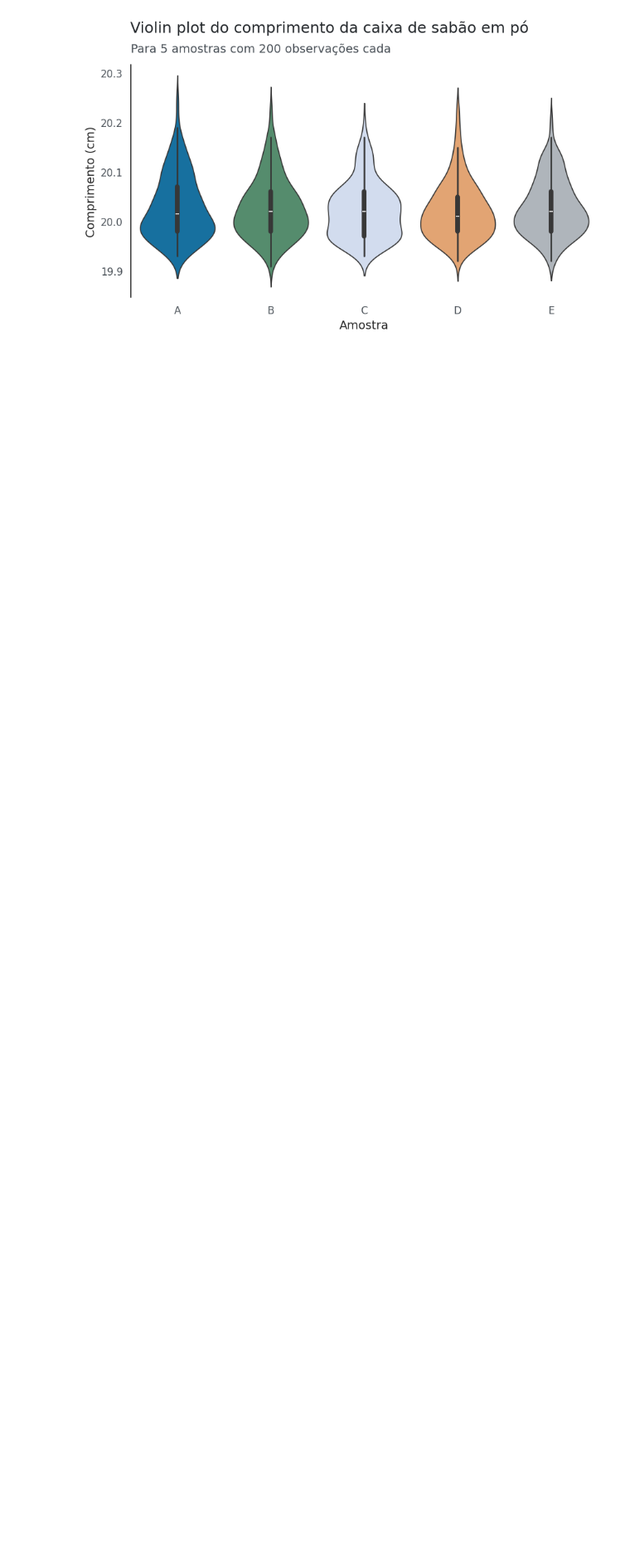
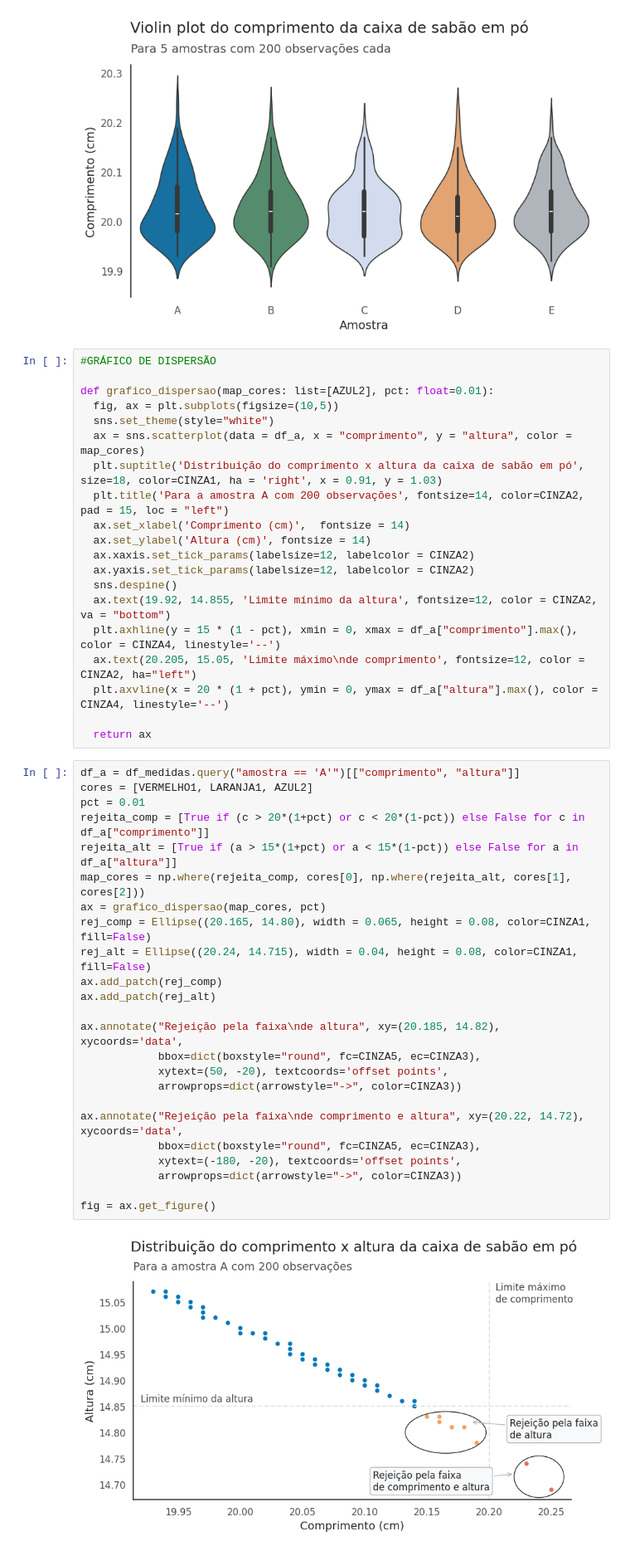
Before and after one commit to gabrieldorte/analise_data_amaciante, a Jupyter notebook: análise_dados_amaciantes.ipynb, the cells around one changed output. Shown at 83% size. Drawn from its saved outputs; the diff is of its cells as text; blank space fills up the shorter version.

```diff
--- a/análise_dados_amaciantes.ipynb
+++ b/análise_dados_amaciantes.ipynb
@@ -134,3 +136,49 @@ Passing `palette` without assigning `hue` is deprecated and will be removed in v
 
   ax = sns.violinplot(data = df_medidas, x = "amostra", y = "comprimento", palette = [AZUL2, VERDE1, AZUL5, LARANJA1, CINZA3])
 [figure]
+# %%
+#GRÁFICO DE DISPERSÃO
+
+def grafico_dispersao(map_cores: list=[AZUL2], pct: float=0.01):
+  fig, ax = plt.subplots(figsize=(10,5))
+  sns.set_theme(style="white")
+  ax = sns.scatterplot(data = df_a, x = "comprimento", y = "altura", color = map_cores)
+  plt.suptitle('Distribuição do comprimento x altura da caixa de sabão em pó', size=18, color=CINZA1, ha = 'right', x = 0.91, y = 1.03)
+  plt.title('Para a amostra A com 200 observações', fontsize=14, color=CINZA2, pad = 15, loc = "left")
+  ax.set_xlabel('Comprimento (cm)',  fontsize = 14)
+  ax.set_ylabel('Altura (cm)', fontsize = 14)
+  ax.xaxis.set_tick_params(labelsize=12, labelcolor = CINZA2)
+  ax.yaxis.set_tick_params(labelsize=12, labelcolor = CINZA2)
+  sns.despine()
+  ax.text(19.92, 14.855, 'Limite mínimo da altura', fontsize=12, color = CINZA2, va = "bottom")
+  plt.axhline(y = 15 * (1 - pct), xmin = 0, xmax = df_a["comprimento"].max(), color = CINZA4, linestyle='--')
+  ax.text(20.205, 15.05, 'Limite máximo\nde comprimento', fontsize=12, color = CINZA2, ha="left")
+  plt.axvline(x = 20 * (1 + pct), ymin = 0, ymax = df_a["altura"].max(), color = CINZA4, linestyle='--')
+
+  return ax
+# %%
+df_a = df_medidas.query("amostra == 'A'")[["comprimento", "altura"]]
+cores = [VERMELHO1, LARANJA1, AZUL2]
+pct = 0.01
+rejeita_comp = [True if (c > 20*(1+pct) or c < 20*(1-pct)) else False for c in df_a["comprimento"]]
+rejeita_alt = [True if (a > 15*(1+pct) or a < 15*(1-pct)) else False for a in df_a["altura"]]
+map_cores = np.where(rejeita_comp, cores[0], np.where(rejeita_alt, cores[1], cores[2]))
+ax = grafico_dispersao(map_cores, pct)
+rej_comp = Ellipse((20.165, 14.80), width = 0.065, height = 0.08, color=CINZA1, fill=False)
+rej_alt = Ellipse((20.24, 14.715), width = 0.04, height = 0.08, color=CINZA1, fill=False)
+ax.add_patch(rej_comp)
+ax.add_patch(rej_alt)
+
+ax.annotate("Rejeição pela faixa\nde altura", xy=(20.185, 14.82), xycoords='data',
+            bbox=dict(boxstyle="round", fc=CINZA5, ec=CINZA3),
+            xytext=(50, -20), textcoords='offset points',
+            arrowprops=dict(arrowstyle="->", color=CINZA3))
+
+ax.annotate("Rejeição pela faixa\nde comprimento e altura", xy=(20.22, 14.72), xycoords='data',
+            bbox=dict(boxstyle="round", fc=CINZA5, ec=CINZA3),
+            xytext=(-180, -20), textcoords='offset points',
+            arrowprops=dict(arrowstyle="->", color=CINZA3))
+
+fig = ax.get_figure()
+# %% [output]
+[figure, added]
```
Also changed, not shown: parts of 2 cells of this notebook.
